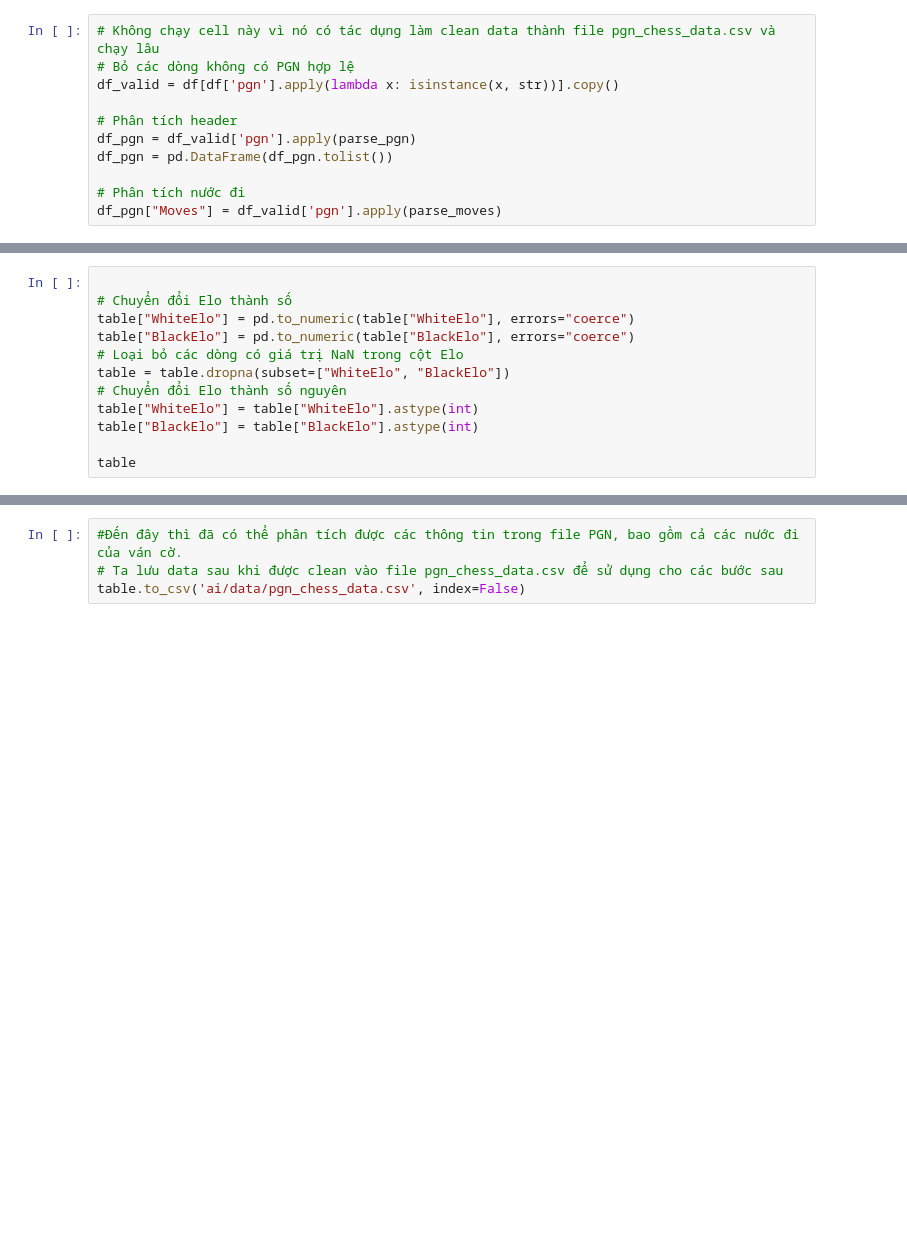
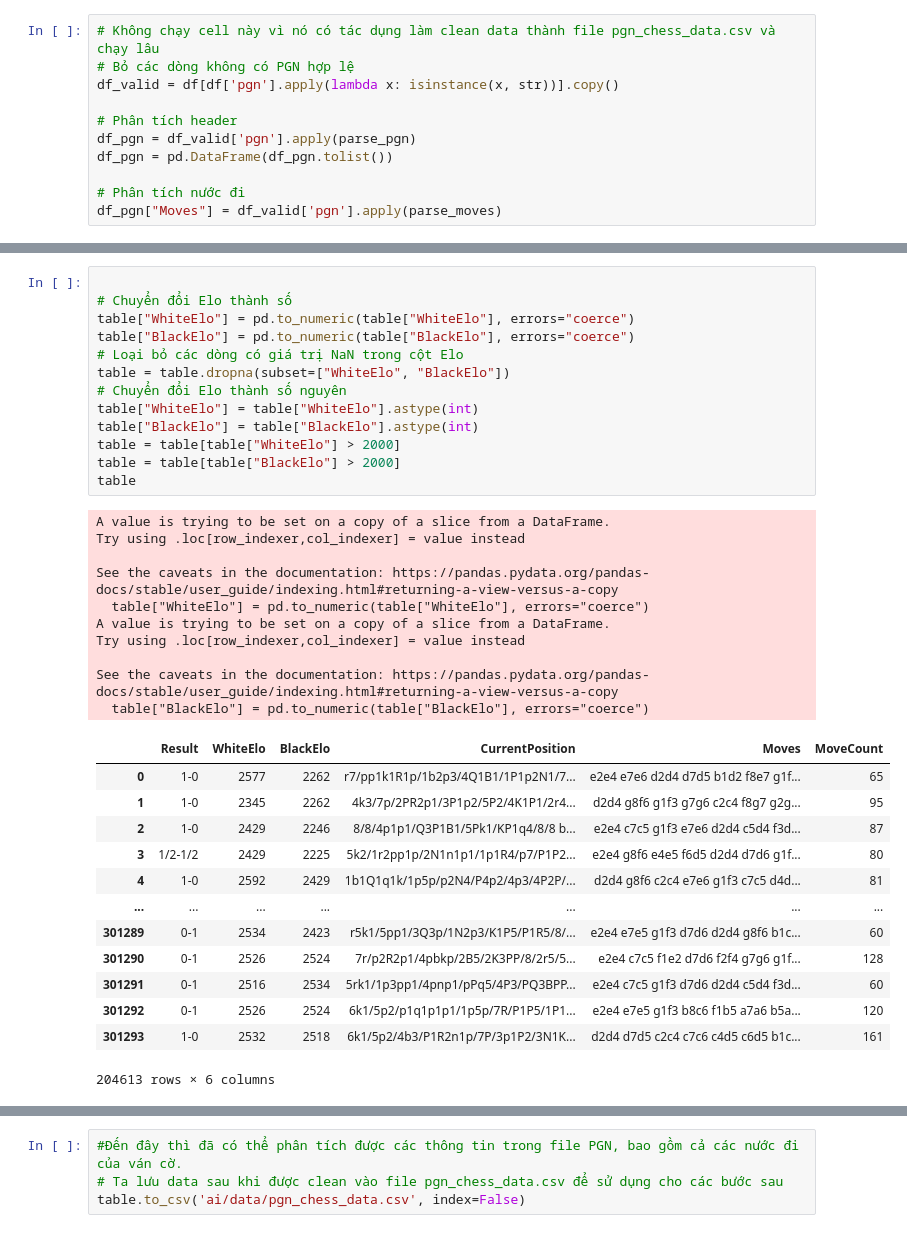
Before and after one commit to TNoLisme/ChessAI, a Jupyter notebook: chess/src/trainAI.ipynb, the cells around one changed output, grey strips where cells are left out. Saved outputs shown, nothing was run; the diff lists cells and outputs as text; blank space fills up the shorter version.

```diff
--- a/chess/src/trainAI.ipynb
+++ b/chess/src/trainAI.ipynb
@@ -142,12 +471,37 @@ for k, v in move_stats.items():
 # %%
 
 # Chuyển đổi Elo thành số
 table["WhiteElo"] = pd.to_numeric(table["WhiteElo"], errors="coerce")
 table["BlackElo"] = pd.to_numeric(table["BlackElo"], errors="coerce")
 # Loại bỏ các dòng có giá trị NaN trong cột Elo
 table = table.dropna(subset=["WhiteElo", "BlackElo"])
 # Chuyển đổi Elo thành số nguyên
 table["WhiteElo"] = table["WhiteElo"].astype(int)
 table["BlackElo"] = table["BlackElo"].astype(int)
-
+table = table[table["WhiteElo"] > 2000]
+table = table[table["BlackElo"] > 2000]
 table
+# %% [output]
+A value is trying to be set on a copy of a slice from a DataFrame.
+Try using .loc[row_indexer,col_indexer] = value instead
+
+See the caveats in the documentation: https://pandas.pydata.org/pandas-docs/stable/user_guide/indexing.html#returning-a-view-versus-a-copy
+  table["WhiteElo"] = pd.to_numeric(table["WhiteElo"], errors="coerce")
+A value is trying to be set on a copy of a slice from a DataFrame.
+Try using .loc[row_indexer,col_indexer] = value instead
+
+See the caveats in the documentation: https://pandas.pydata.org/pandas-docs/stable/user_guide/indexing.html#returning-a-view-versus-a-copy
+  table["BlackElo"] = pd.to_numeric(table["BlackElo"], errors="coerce")
+|  | Result | WhiteElo | BlackElo | CurrentPosition | Moves | MoveCount |
+| 0 | 1-0 | 2577 | 2262 | r7/pp1k1R1p/1b2p3/4Q1B1/1P1p2N1/7... | e2e4 e7e6 d2d4 d7d5 b1d2 f8e7 g1f... | 65 |
+| 1 | 1-0 | 2345 | 2262 | 4k3/7p/2PR2p1/3P1p2/5P2/4K1P1/2r4... | d2d4 g8f6 g1f3 g7g6 c2c4 f8g7 g2g... | 95 |
+| 2 | 1-0 | 2429 | 2246 | 8/8/4p1p1/Q3P1B1/5Pk1/KP1q4/8/8 b... | e2e4 c7c5 g1f3 e7e6 d2d4 c5d4 f3d... | 87 |
+| 3 | 1/2-1/2 | 2429 | 2225 | 5k2/1r2pp1p/2N1n1p1/1p1R4/p7/P1P2... | e2e4 g8f6 e4e5 f6d5 d2d4 d7d6 g1f... | 80 |
+| 4 | 1-0 | 2592 | 2429 | 1b1Q1q1k/1p5p/p2N4/P4p2/4p3/4P2P/... | d2d4 g8f6 c2c4 e7e6 g1f3 c7c5 d4d... | 81 |
+| ... | ... | ... | ... | ... | ... | ... |
+| 301289 | 0-1 | 2534 | 2423 | r5k1/5pp1/3Q3p/1N2p3/K1P5/P1R5/8/... | e2e4 e7e5 g1f3 d7d6 d2d4 g8f6 b1c... | 60 |
+| 301290 | 0-1 | 2526 | 2524 | 7r/p2R2p1/4pbkp/2B5/2K3PP/8/2r5/5... | e2e4 c7c5 f1e2 d7d6 f2f4 g7g6 g1f... | 128 |
+| 301291 | 0-1 | 2516 | 2534 | 5rk1/1p3pp1/4pnp1/pPq5/4P3/PQ3BPP... | e2e4 c7c5 g1f3 d7d6 d2d4 c5d4 f3d... | 60 |
+| 301292 | 0-1 | 2526 | 2524 | 6k1/5p2/p1q1p1p1/1p5p/7R/P1P5/1P1... | e2e4 e7e5 g1f3 b8c6 f1b5 a7a6 b5a... | 120 |
+| 301293 | 1-0 | 2532 | 2518 | 6k1/5p2/4b3/P1R2n1p/7P/3p1P2/3N1K... | d2d4 d7d5 c2c4 c7c6 c4d5 c6d5 b1c... | 161 |
+204613 rows × 6 columns
```
Also changed, not shown: parts of 14 cells of this notebook, 19 other files.
